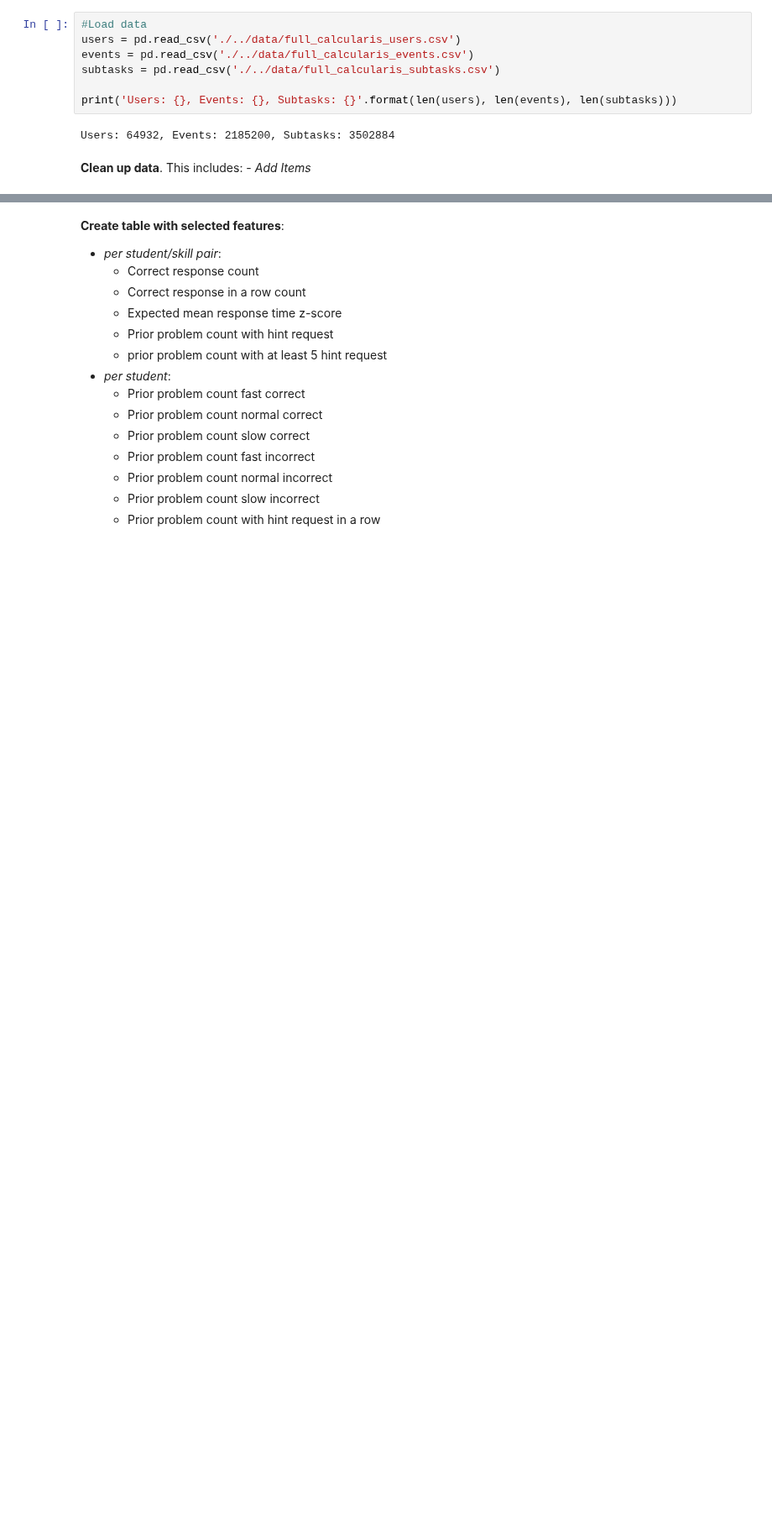
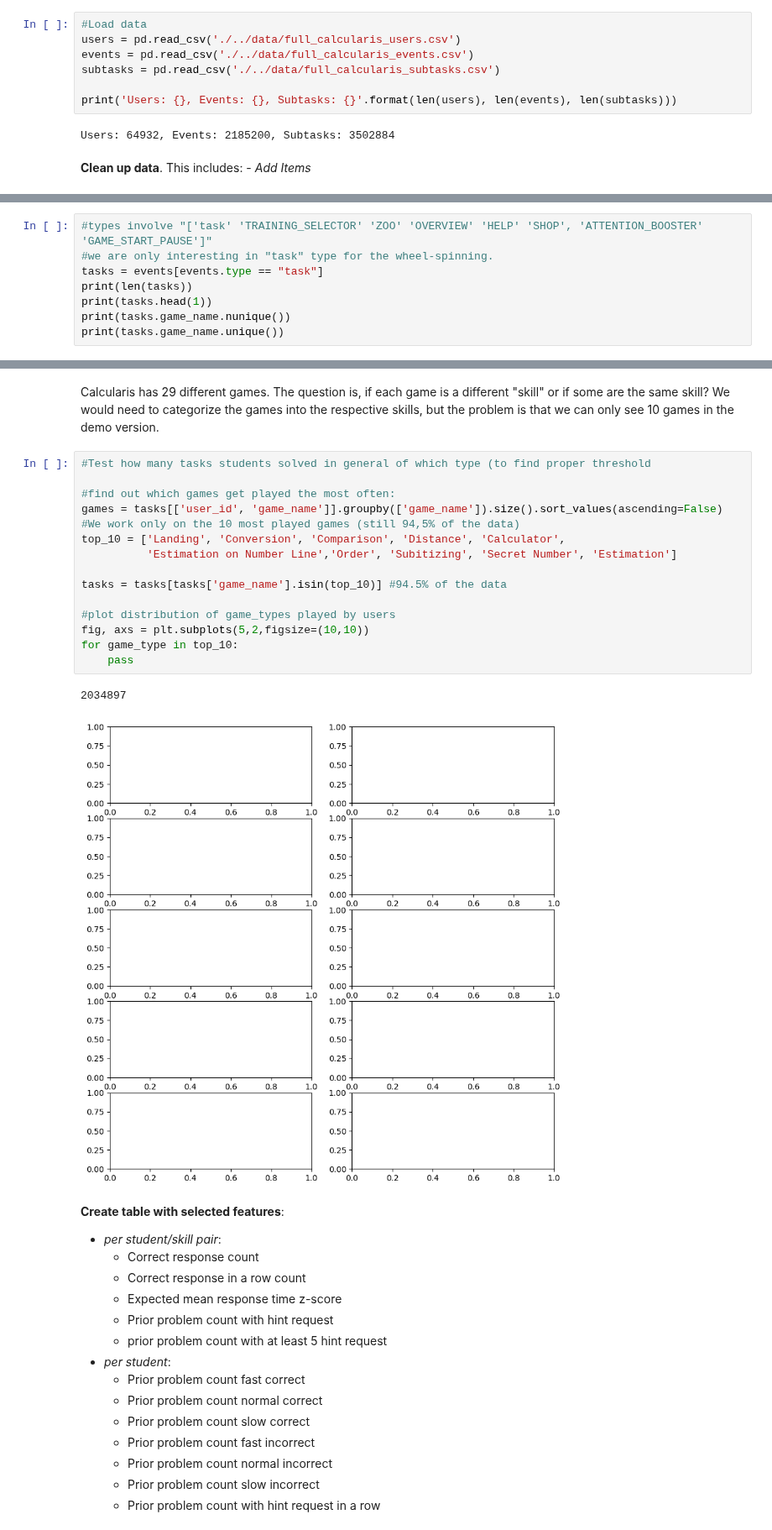
Before and after one commit to odudler/mlbd2023, a Jupyter notebook: milestone4.ipynb, the cells around one changed output, grey strips where cells are left out. Shown at 84% size. Saved outputs shown, nothing was run; the diff lists cells and outputs as text; blank space fills up the shorter version.

Commit message:
only top 10 games, filtered out non-task events

```diff
--- a/milestone4.ipynb
+++ b/milestone4.ipynb
@@ -22,0 +45,8 @@ Users: 64932, Events: 2185200, Subtasks: 3502884
+# %%
+#types involve "['task' 'TRAINING_SELECTOR' 'ZOO' 'OVERVIEW' 'HELP' 'SHOP', 'ATTENTION_BOOSTER' 'GAME_START_PAUSE']"
+#we are only interesting in "task" type for the wheel-spinning.
+tasks = events[events.type == "task"]
+print(len(tasks))
+print(tasks.head(1))
+print(tasks.game_name.nunique())
+print(tasks.game_name.unique())
@@ -23,3 +72,23 @@ Users: 64932, Events: 2185200, Subtasks: 3502884
+# %% [markdown]
+Calcularis has 29 different games. The question is, if each game is a different "skill" or if some are the same skill? We would need to categorize the games into the respective skills, but the problem is that we can only see 10 games in the demo version.
+# %%
+#Test how many tasks students solved in general of which type (to find proper threshold
+
+#find out which games get played the most often:
+games = tasks[['user_id', 'game_name']].groupby(['game_name']).size().sort_values(ascending=False)
+#We work only on the 10 most played games (still 94,5% of the data)
+top_10 = ['Landing', 'Conversion', 'Comparison', 'Distance', 'Calculator',
+          'Estimation on Number Line','Order', 'Subitizing', 'Secret Number', 'Estimation']
+
+tasks = tasks[tasks['game_name'].isin(top_10)] #94.5% of the data
+
+#plot distribution of game_types played by users
+fig, axs = plt.subplots(5,2,figsize=(10,10))
+for game_type in top_10:
+    pass
+# %% [output]
+2034897
+[figure, added]
 # %% [markdown]
 **Create table with selected features**:
 - *per student/skill pair*:
```
Also changed, not shown: parts of 2 cells of this notebook.
